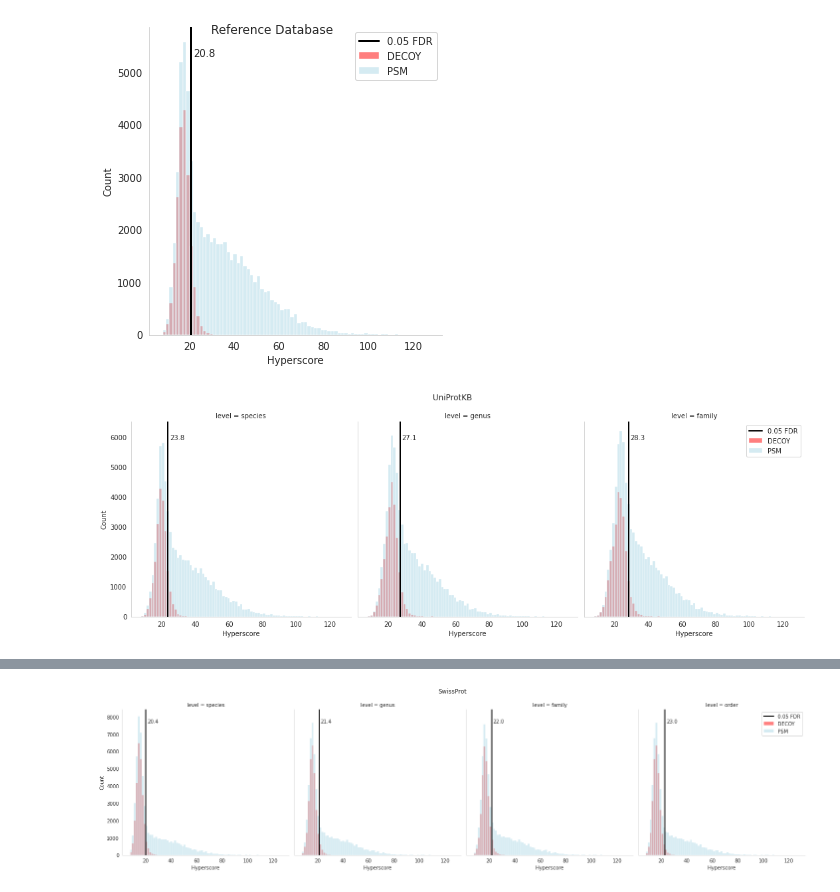
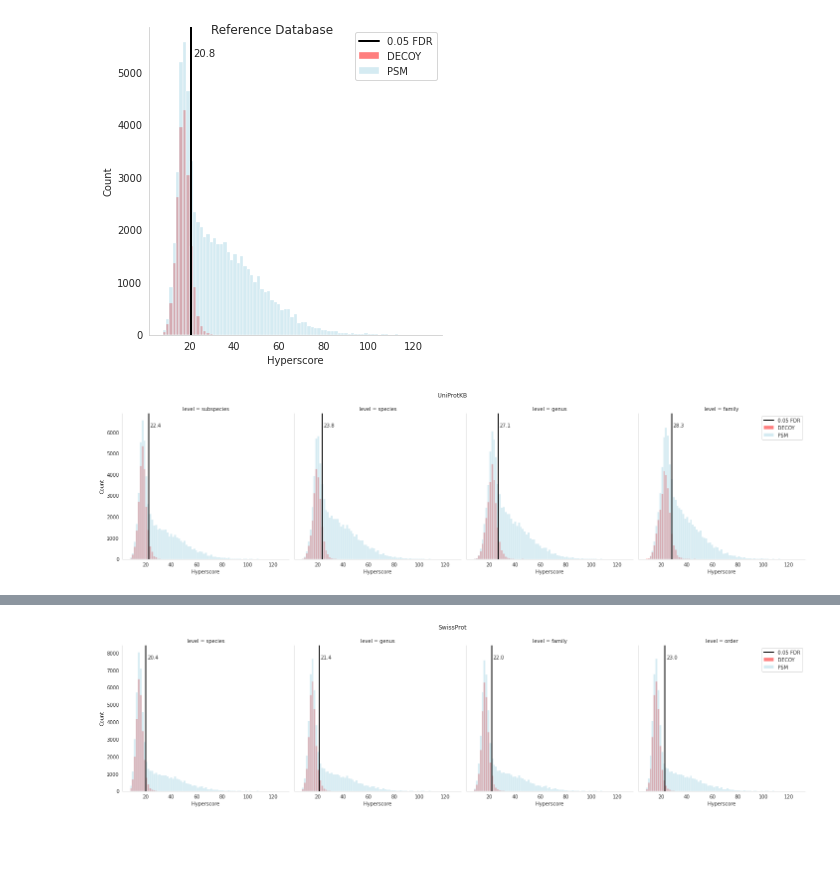
Before and after one commit to jschmacht/xtandem_result_analyzer, a Jupyter notebook: create_plots_final.ipynb, the cells around one changed output, grey strips where cells are left out. Saved outputs shown, nothing was run; the diff lists cells and outputs as text; code cells hidden in the pictures; blank space fills up the shorter version.

Commit message:
more plots, less errors

```diff
--- a/create_plots_final.ipynb
+++ b/create_plots_final.ipynb
@@ -36,7 +36,7 @@ uniprot_nr_reduced_tsv = {
 }
 
 uniprot_reduced_tsv = {
-    'subspecies': "/home/jules/Documents/Tax2Proteome/benchmarking/results_searchgui_xtandem_analyzer_bachelor_thesis/uniprot/x_tandem_tsv/Run1_U1_2000ng_uniprot_subspecies.t.xml_new_reduced.tsv",
+    'subspecies': "/home/jules/Documents/Tax2Proteome/benchmarking/results_searchgui_xtandem_analyzer_bachelor_thesis/ncbi_kleiner/x_tandem_tsv/Run1_U1_2000ng_ncbi_kleiner_subspecies.t.xml_new_reduced.tsv",
     'species': "/home/jules/Documents/Tax2Proteome/benchmarking/results_searchgui_xtandem_analyzer_bachelor_thesis/uniprot/x_tandem_tsv/Run1_U1_2000ng_uniprot_species.t.xml_new_reduced.tsv",
     'genus':"/home/jules/Documents/Tax2Proteome/benchmarking/results_searchgui_xtandem_analyzer_bachelor_thesis/uniprot/x_tandem_tsv/Run1_U1_2000ng_uniprot_genus.t.xml_new_reduced.tsv"
 }
@@ -337,8 +416,8 @@ kleiner_pep_xml_result_reduced_df = kleiner_pep_xml_result.groupby(["Title", "Re
 # %%
 # load files into df, 2.5GB Ram
 #read complete tsv. for 'Protein', 'Hyperscore', 'decoy' use function for reading (get set(int) instead oof strings)
-uniprot_reduced_tsv_subspecies_df = ReferenceWriter.read_csv_with_generic_function(uniprot_reduced_tsv['subspecies'],['Protein', 'Hyperscore', 'decoy', 'taxID'])
-uniprot_reduced_tsv_species_df = ReferenceWriter.read_csv_with_generic_function(uniprot_nr_reduced_tsv['species'],['Protein', 'Hyperscore', 'decoy', 'taxID'])
-uniprot_reduced_tsv_genus_df = ReferenceWriter.read_csv_with_generic_function(uniprot_nr_reduced_tsv['genus'],['Protein', 'Hyperscore', 'decoy', 'taxID'])
-uniprot_reduced_tsv_family_df = ReferenceWriter.read_csv_with_generic_function(uniprot_nr_reduced_tsv['family'],['Protein', 'Hyperscore', 'decoy', 'taxID'])
+uniprot_reduced_tsv_subspecies_df = ReferenceWriter.read_csv_with_generic_function(uniprot_reduced_tsv['subspecies'],['Hyperscore', 'decoy', 'taxID'])
+uniprot_reduced_tsv_species_df = ReferenceWriter.read_csv_with_generic_function(uniprot_nr_reduced_tsv['species'],[ 'Hyperscore', 'decoy', 'taxID'])
+uniprot_reduced_tsv_genus_df = ReferenceWriter.read_csv_with_generic_function(uniprot_nr_reduced_tsv['genus'],['Hyperscore', 'decoy', 'taxID'])
+uniprot_reduced_tsv_family_df = ReferenceWriter.read_csv_with_generic_function(uniprot_nr_reduced_tsv['family'],['Hyperscore', 'decoy', 'taxID'])
 # %%
@@ -461,8 +454,8 @@ print(df_with_sep_decoy_ref.head())
 # create df for histogramm, get fdr_borders
 df_uniprot = create_all_level_df_for_histogram_per_db([uniprot_reduced_tsv_subspecies_df, uniprot_reduced_tsv_species_df, uniprot_reduced_tsv_genus_df,
                                                        uniprot_reduced_tsv_family_df], ['subspecies', 'species', 'genus', 'family'])
-border_list_uniprot = get_all_fdr_borders_per_db(uniprot_nr_dict, ['uniprot_species', 'uniprot_species_nr', 'uniprot_genus_nr', 'uniprot_family_nr'])
-border_list_uniprot[0]=float(uniprot_reduced_tsv['subspecies'])
+border_list_uniprot = get_all_fdr_borders_per_db(uniprot_nr_dict, [ 'uniprot_species_nr', 'uniprot_genus_nr', 'uniprot_family_nr'])
+border_list_uniprot=[float(read_last_score(dict_databases_to_size_and_result_file['uniprot_subspecies'][1]))]+border_list_uniprot
 # %%
 df_ncbi = create_all_level_df_for_histogram_per_db([ncbi_reduced_tsv_subspecies_df, ncbi_reduced_tsv_species_df, ncbi_reduced_tsv_genus_df], ['subspecies','species', 'genus'])
 border_list_ncbi = get_all_fdr_borders_per_db(ncbi_dict, ['ncbi_subspecies', 'ncbi_species', 'ncbi_genus'])
@@ -472,8 +465,8 @@ df_swissprot = create_all_level_df_for_histogram_per_db([swissprot_reduced_tsv_s
 border_list_swissprot = get_all_fdr_borders_per_db(swissprot_dict, ['swissprot_species', 'swissprot_genus', 'swissprot_family', 'swissprot_order'])
 # %%
 # plot and save histogramm
-output = f'/home/jules/Documents/Tax2Proteome/benchmarking/plots/histogramms/histogramm_psm_decoy_uniprot.svg'
+output = f'/home/jules/Documents/Tax2Proteome/benchmarking/plots/histogramms/histogramm_psm_decoy_uniprot_with_subspecies.svg'
 create_histograms_in_columns_per_db(df_uniprot, border_list_uniprot, output, 'UniProtKB')
 # %% [output]
-[figure, old version]
+[figure, new version]
 # %%
```
Also changed, not shown: parts of 17 cells of this notebook, 7 other files.
